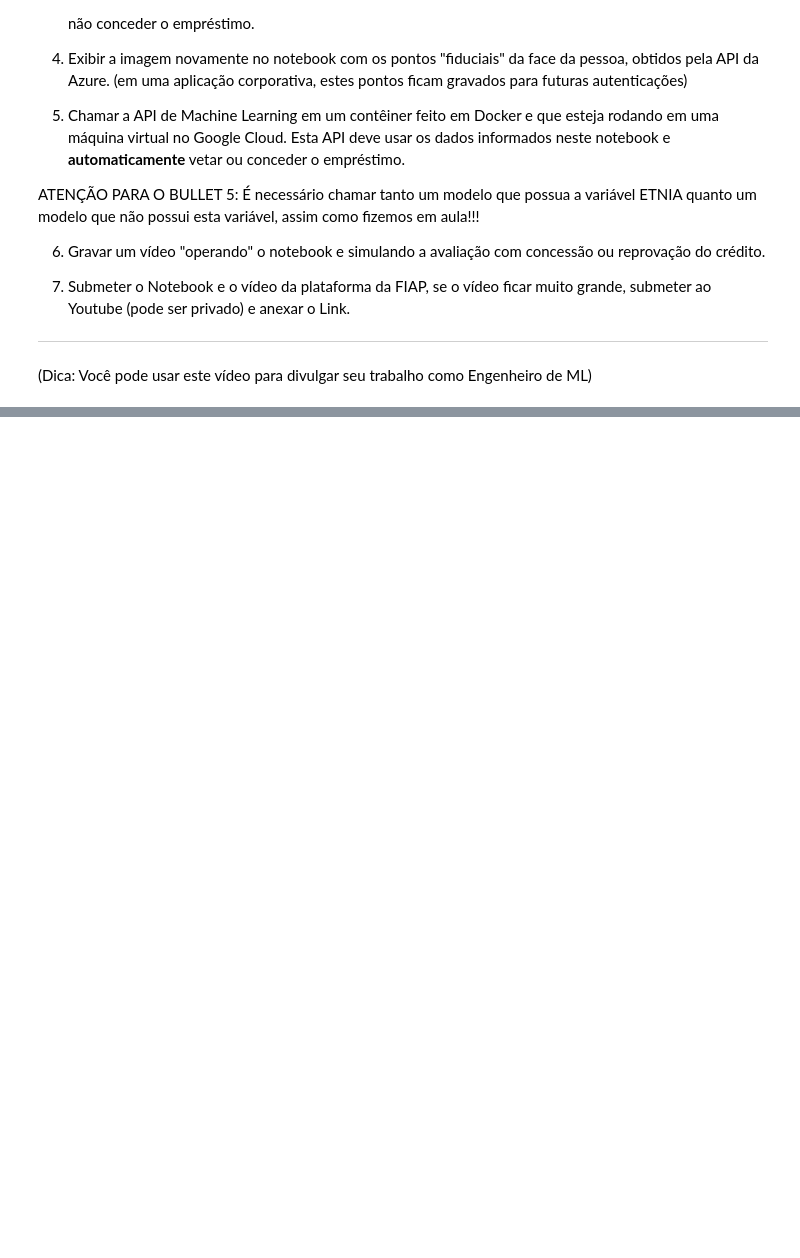
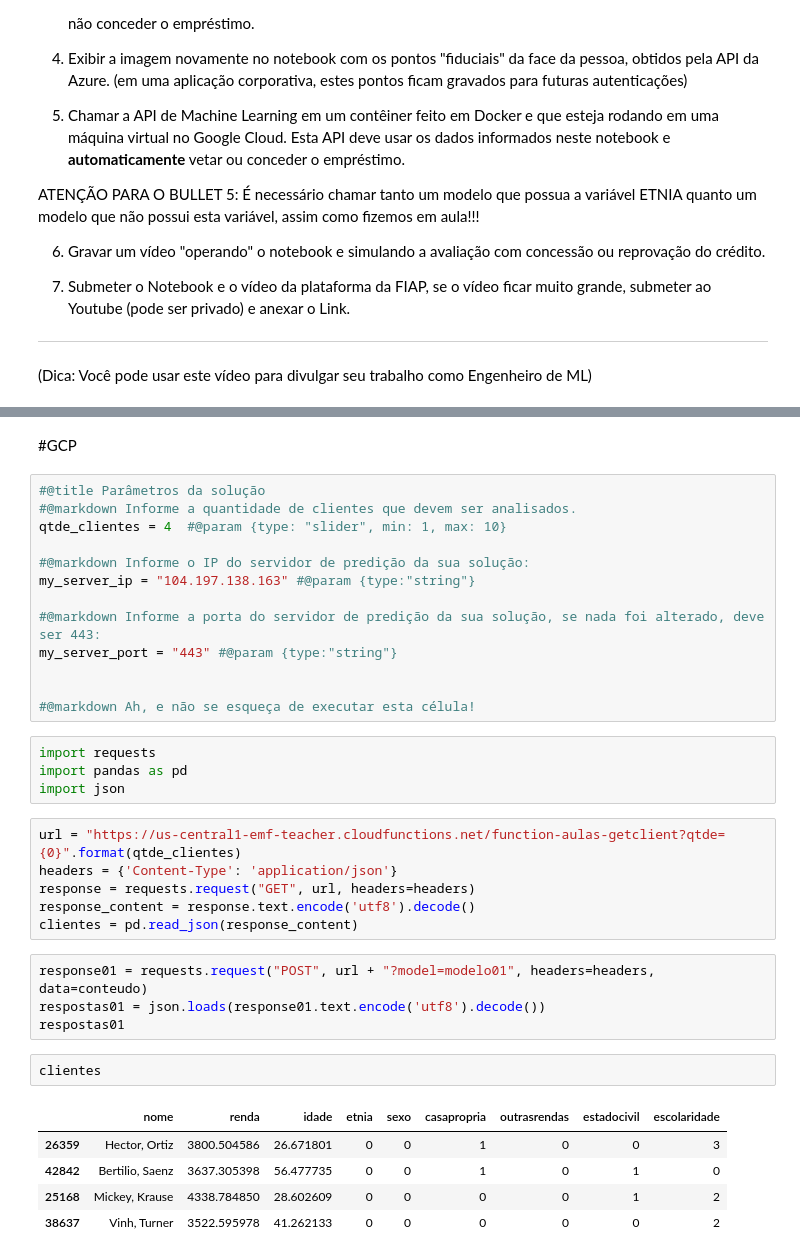
Before and after one commit to GlenLuiz/IA, a Jupyter notebook: Plataformas_Trabalho_Final.ipynb, the cells around one changed output, grey strips where cells are left out. Drawn from its saved outputs; the diff is of its cells as text; blank space fills up the shorter version.

```diff
--- a/Plataformas_Trabalho_Final.ipynb
+++ b/Plataformas_Trabalho_Final.ipynb
@@ -195,0 +327,37 @@ False
+# %% [markdown]
+#GCP
+# %%
+#@title Parâmetros da solução
+#@markdown Informe a quantidade de clientes que devem ser analisados.
+qtde_clientes = 4  #@param {type: "slider", min: 1, max: 10}
+
+#@markdown Informe o IP do servidor de predição da sua solução:
+my_server_ip = "104.197.138.163" #@param {type:"string"}
+
+#@markdown Informe a porta do servidor de predição da sua solução, se nada foi alterado, deve ser 443:
+my_server_port = "443" #@param {type:"string"}
+
+
+#@markdown Ah, e não se esqueça de executar esta célula!
+# %%
+import requests
+import pandas as pd
+import json
+# %%
+url = "https://us-central1-emf-teacher.cloudfunctions.net/function-aulas-getclient?qtde={0}".format(qtde_clientes)
+headers = {'Content-Type': 'application/json'}
+response = requests.request("GET", url, headers=headers)
+response_content = response.text.encode('utf8').decode()
+clientes = pd.read_json(response_content)
+# %%
+response01 = requests.request("POST", url + "?model=modelo01", headers=headers, data=conteudo)
+respostas01 = json.loads(response01.text.encode('utf8').decode())
+respostas01
+# %%
+clientes
+# %% [output]
+|  | nome | renda | idade | etnia | sexo | casapropria | outrasrendas | estadocivil | escolaridade |
+| 26359 | Hector, Ortiz | 3800.504586 | 26.671801 | 0 | 0 | 1 | 0 | 0 | 3 |
+| 42842 | Bertilio, Saenz | 3637.305398 | 56.477735 | 0 | 0 | 1 | 0 | 1 | 0 |
+| 25168 | Mickey, Krause | 4338.784850 | 28.602609 | 0 | 0 | 0 | 0 | 1 | 2 |
+| 38637 | Vinh, Turner | 3522.595978 | 41.262133 | 0 | 0 | 0 | 0 | 0 | 2 |
```
Also changed, not shown: parts of 18 cells of this notebook.
